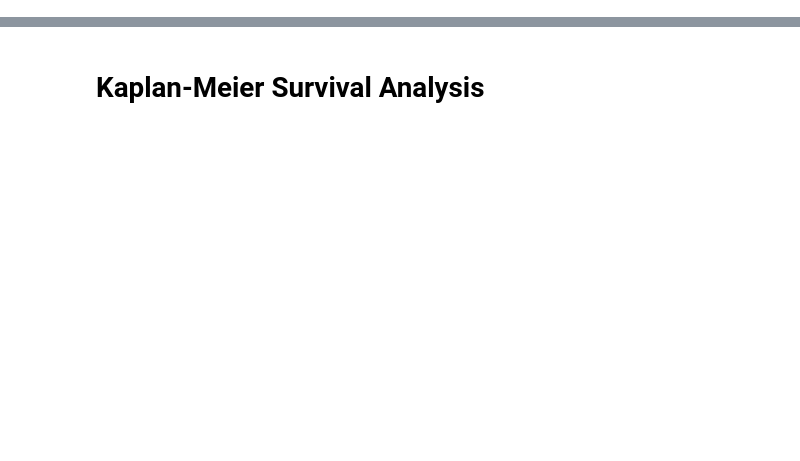
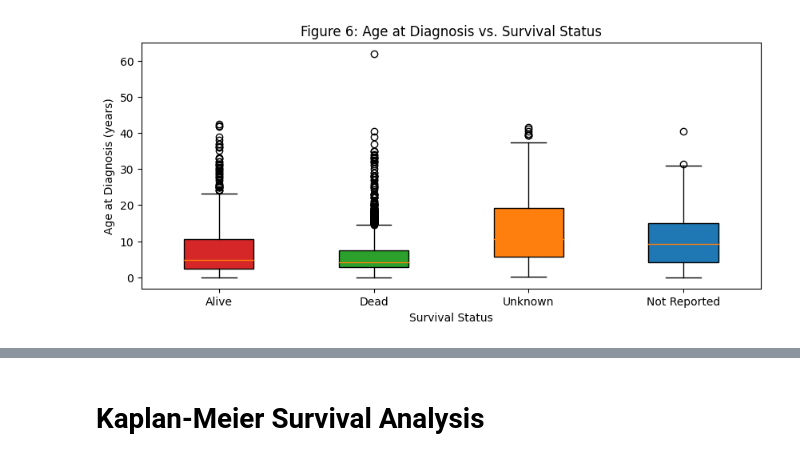
Before and after one commit to sky-yng/Prognosis_Pediatric_Cancer, a Jupyter notebook: Pediatric_Cancer_Prognosis.ipynb, the cells around one changed output, grey strips where cells are left out. Cells and saved outputs as stored; diff of their text form; code cells hidden in the pictures; blank space fills up the shorter version.

```diff
--- a/Pediatric_Cancer_Prognosis.ipynb
+++ b/Pediatric_Cancer_Prognosis.ipynb
@@ -72,0 +101,35 @@ plt.show()
+# %%
+import pandas as pd
+import matplotlib.pyplot as plt
+
+
+# Preparing the data for Age at Diagnosis vs. Survival Status
+age_vs_survival = data[['Age at Diagnosis (days)', 'Last Known Survival Status']].dropna()
+
+# Convert age from days to years
+age_vs_survival['Age at Diagnosis (years)'] = age_vs_survival['Age at Diagnosis (days)'] / 365.25
+
+# Define colors for each survival status
+colors = [ '#d62728', '#2ca02c', '#ff7f0e','#1f77b4']
+
+# Get the unique survival statuses
+statuses = age_vs_survival['Last Known Survival Status'].unique()
+
+# Create a boxplot with distinct colors for each survival status
+plt.figure(figsize=(10, 4))
+box = plt.boxplot(
+    [age_vs_survival[age_vs_survival['Last Known Survival Status'] == status]['Age at Diagnosis (years)'] for status in statuses],
+    labels=statuses,
+    patch_artist=True
+)
+
+# Apply colors to the boxes
+for patch, color in zip(box['boxes'], colors):
+    patch.set_facecolor(color)
+
+plt.title('Figure 6: Age at Diagnosis vs. Survival Status')
+plt.xlabel('Survival Status')
+plt.ylabel('Age at Diagnosis (years)')
+plt.show()
+# %% [output]
+[figure, added]
```
Also changed, not shown: parts of 44 cells of this notebook, 1 other file.
